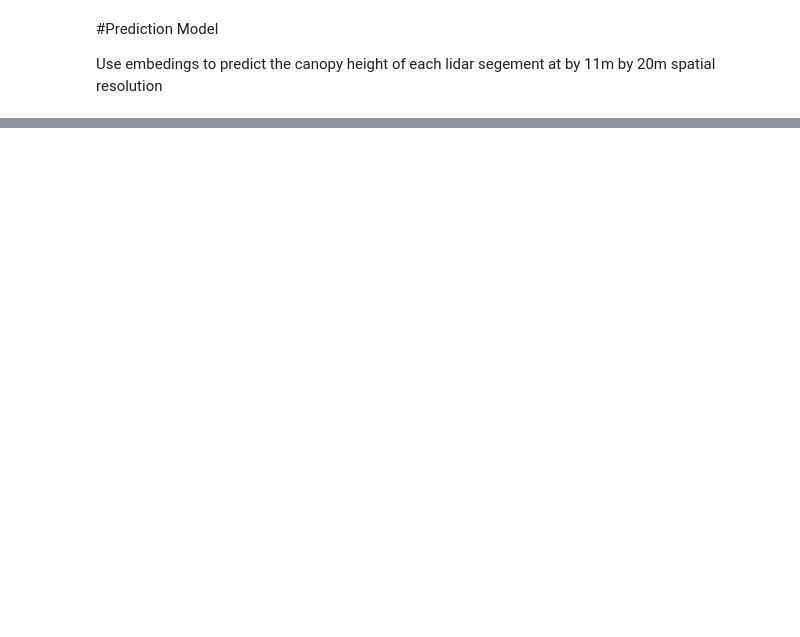
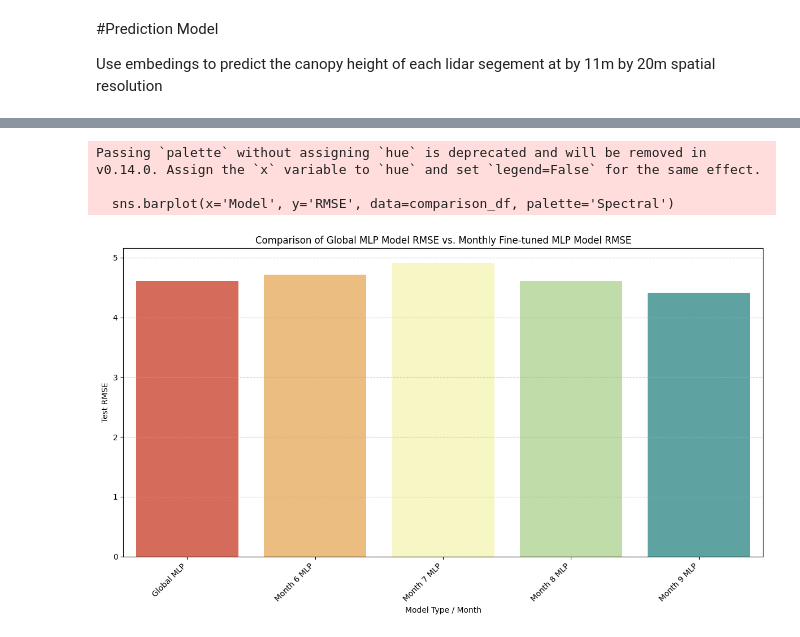
Before and after one commit to snehalmore/GEE_colab, a Jupyter notebook: Icesat2_AEE_model.ipynb, the cells around one changed output, grey strips where cells are left out. Drawn from its saved outputs; the diff is of its cells as text; code cells hidden in the pictures; blank space fills up the shorter version.

```diff
--- a/Icesat2_AEE_model.ipynb
+++ b/Icesat2_AEE_model.ipynb
@@ -687,0 +743,6 @@ Use embedings to predict the canopy height of each lidar segement at by 11m by 2
+# %%
+input_data_path = '/content/drive/MyDrive/Earth_Engine_Exports/select_coloumn_canopy_embedding_final.csv'
+# %%
+input_data = pd.read_csv(input_data_path)
+print("Merged AEE data loaded successfully into DataFrame.")
+display(input_data.head())
@@ -687,0 +909,6 @@ Use embedings to predict the canopy height of each lidar segement at by 11m by 2
+# %%
+# Define best_rmse_mlp explicitly using the value from the global MLP model training (cross-validated RMSE).
+# This value was obtained from the 'best_rmse_mlp' variable in cell 'ecc593e1'.
+best_rmse_mlp = 4.6114
+
+print(f"Global MLP Model's Cross-validated RMSE (best_rmse_mlp): {best_rmse_mlp:.4f}")
@@ -687,0 +917,12 @@ Use embedings to predict the canopy height of each lidar segement at by 11m by 2
+# %%
+# Extract monthly test RMSEs from the monthly_results dictionary
+monthly_test_rmses = {month: results['test_rmse'] for month, results in monthly_results.items()}
+
+# Create a DataFrame for comparison
+comparison_data = {
+    'Model': ['Global MLP'] + [f'Month {month} MLP' for month in sorted(monthly_test_rmses.keys())],
+    'RMSE': [best_rmse_mlp] + [monthly_test_rmses[month] for month in sorted(monthly_test_rmses.keys())]
+}
+comparison_df = pd.DataFrame(comparison_data)
+
+display(comparison_df)
@@ -687,0 +936,18 @@ Use embedings to predict the canopy height of each lidar segement at by 11m by 2
+# %%
+import matplotlib.pyplot as plt
+import seaborn as sns
+
+plt.figure(figsize=(12, 7))
+sns.barplot(x='Model', y='RMSE', data=comparison_df, palette='Spectral')
+plt.title('Comparison of Global MLP Model RMSE vs. Monthly Fine-tuned MLP Model RMSE')
+plt.xlabel('Model Type / Month')
+plt.ylabel('Test RMSE')
+plt.xticks(rotation=45, ha='right')
+plt.grid(axis='y', linestyle='--', alpha=0.7)
+plt.tight_layout()
+plt.show()
+# %% [output]
+Passing `palette` without assigning `hue` is deprecated and will be removed in v0.14.0. Assign the `x` variable to `hue` and set `legend=False` for the same effect.
+
+  sns.barplot(x='Model', y='RMSE', data=comparison_df, palette='Spectral')
+[figure, added]
```
Also changed, not shown: parts of 51 cells of this notebook.
